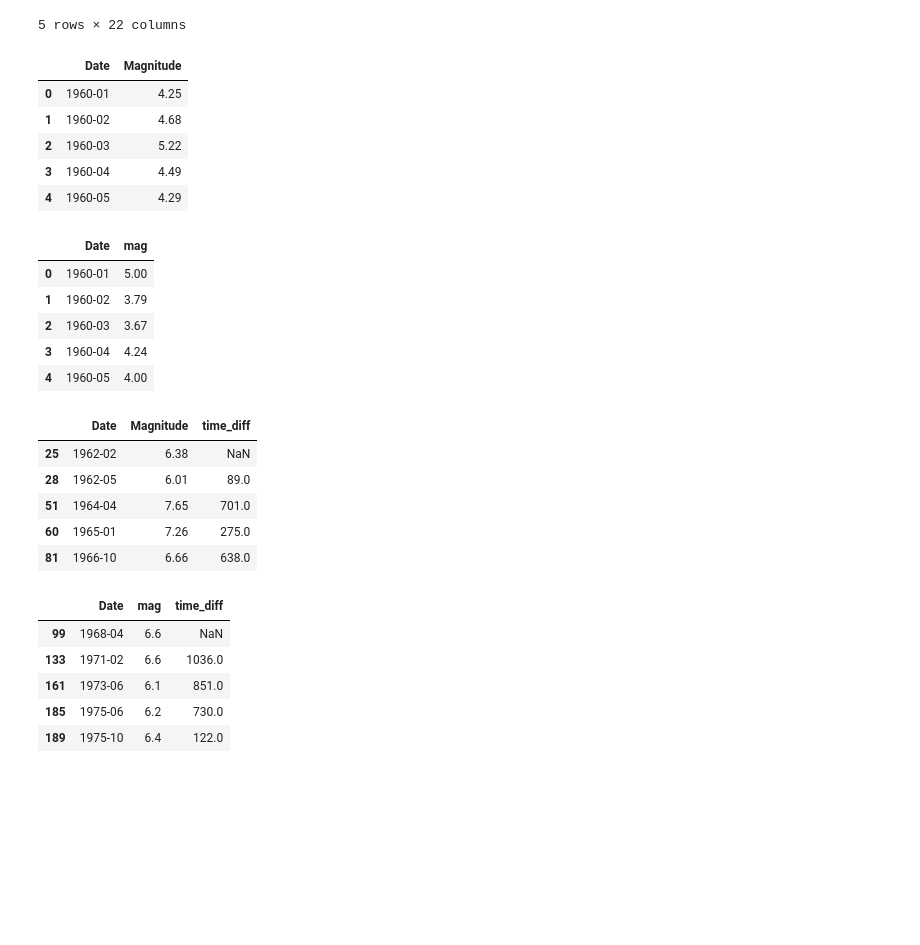
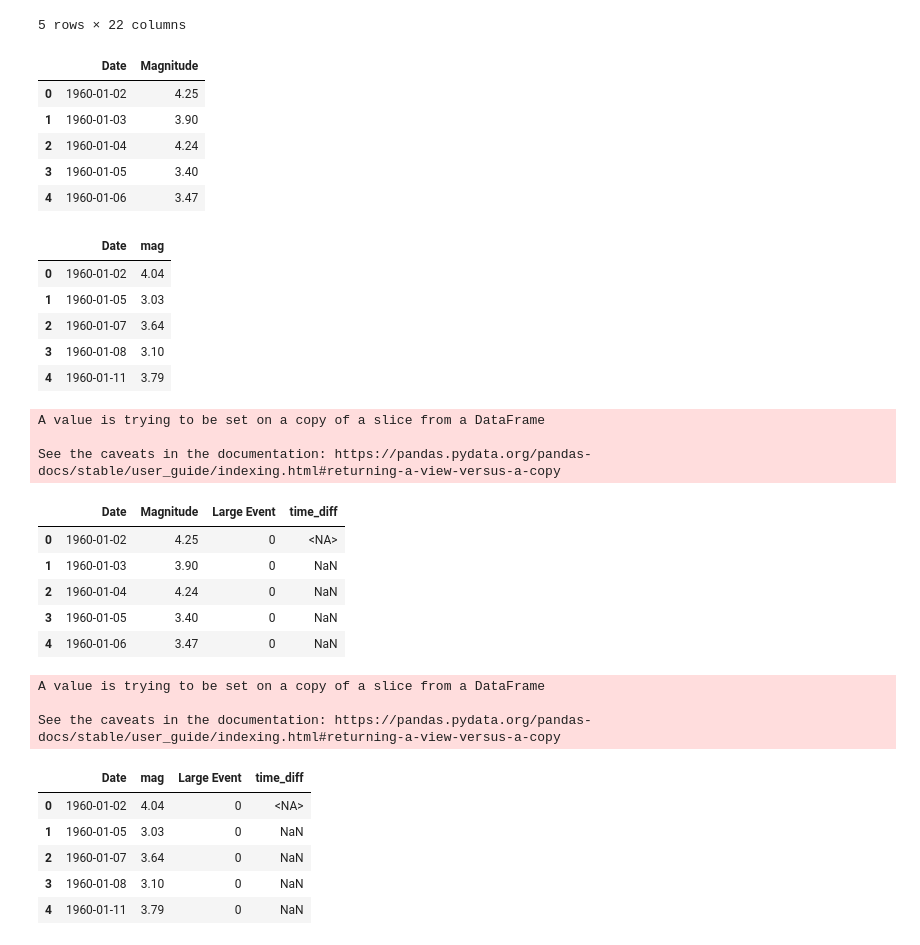
Before and after one commit to TheV123/EarthquakeHistoricalDataAnalysis, a Jupyter notebook: earthquake_time_series.ipynb, the cells around one changed output. Saved outputs shown, nothing was run; the diff lists cells and outputs as text; code cells hidden in the pictures; blank space fills up the shorter version.

Commit message:
updated the time difference data frames and plots

```diff
--- a/earthquake_time_series.ipynb
+++ b/earthquake_time_series.ipynb
@@ -64,44 +67,50 @@ usgs.head()
 | 263 | 36.604667 | -121.209333 | 8.88 | 3.28 | ml | 67 | 55 | 0.03812 | 0.09 | nc | ... | ... |
 5 rows × 22 columns
 # %%
-max_mag_etas = pd.DataFrame(etas.groupby(etas['Date'].dt.to_period('M')).Magnitude.max())
+max_mag_etas = pd.DataFrame(etas.groupby(etas['Date'].dt.to_period('D')).Magnitude.max())
 max_mag_etas.reset_index(inplace=True)
 max_mag_etas.head()
 # %% [output]
 |  | Date | Magnitude |
-| 0 | 1960-01 | 4.25 |
-| 1 | 1960-02 | 4.68 |
-| 2 | 1960-03 | 5.22 |
-| 3 | 1960-04 | 4.49 |
-| 4 | 1960-05 | 4.29 |
+| 0 | 1960-01-02 | 4.25 |
+| 1 | 1960-01-03 | 3.90 |
+| 2 | 1960-01-04 | 4.24 |
+| 3 | 1960-01-05 | 3.40 |
+| 4 | 1960-01-06 | 3.47 |
 # %%
 time = []
 for i in usgs['Date']:
     time.append(pd.to_datetime(i))
 usgs['Date'] = time
 # %%
-max_mag_usgs = pd.DataFrame(usgs.groupby(usgs['Date'].dt.to_period('M')).mag.max())
+max_mag_usgs = pd.DataFrame(usgs.groupby(usgs['Date'].dt.to_period('D')).mag.max())
 max_mag_usgs.reset_index(inplace=True)
 max_mag_usgs.head()
 # %% [output]
 |  | Date | mag |
-| 0 | 1960-01 | 5.00 |
-| 1 | 1960-02 | 3.79 |
-| 2 | 1960-03 | 3.67 |
-| 3 | 1960-04 | 4.24 |
-| 4 | 1960-05 | 4.00 |
+| 0 | 1960-01-02 | 4.04 |
+| 1 | 1960-01-05 | 3.03 |
+| 2 | 1960-01-07 | 3.64 |
+| 3 | 1960-01-08 | 3.10 |
+| 4 | 1960-01-11 | 3.79 |
 # %%
 large_earthquake = 6
 # %%
-large_mag_etas = max_mag_etas[max_mag_etas['Magnitude'] > large_earthquake].copy()
-large_mag_etas['time_diff'] = large_mag_etas['Date'].dt.to_timestamp().diff()
-large_mag_etas['time_diff'] = large_mag_etas['time_diff'].dt.days
+large_mag_etas = max_mag_etas.copy()
+large_mag_etas["Large Event"] = (large_mag_etas["Magnitude"] > large_earthquake).astype(int)
+large_mag_etas["Date"] = large_mag_etas["Date"].dt.to_timestamp()
+large_mag_etas['time_diff'] = large_mag_etas.loc[large_mag_etas['Large Event'] == 1, 'Date'].diff().dt.days
+large_mag_etas['time_diff'].iloc[0] = pd.NA
 large_mag_etas.head()
+# large_mag_etas.to_csv("large_mag_etas.csv")
 # %% [output]
+A value is trying to be set on a copy of a slice from a DataFrame
+
+See the caveats in the documentation: https://pandas.pydata.org/pandas-docs/stable/user_guide/indexing.html#returning-a-view-versus-a-copy
-|  | Date | Magnitude | time_diff |
-| 25 | 1962-02 | 6.38 | NaN |
-| 28 | 1962-05 | 6.01 | 89.0 |
-| 51 | 1964-04 | 7.65 | 701.0 |
-| 60 | 1965-01 | 7.26 | 275.0 |
-| 81 | 1966-10 | 6.66 | 638.0 |
+|  | Date | Magnitude | Large Event | time_diff |
+| 0 | 1960-01-02 | 4.25 | 0 | <NA> |
+| 1 | 1960-01-03 | 3.90 | 0 | NaN |
+| 2 | 1960-01-04 | 4.24 | 0 | NaN |
+| 3 | 1960-01-05 | 3.40 | 0 | NaN |
+| 4 | 1960-01-06 | 3.47 | 0 | NaN |
 # %%
@@ -117,13 +131,18 @@ fig.update_layout(
 # %%
-large_mag_usgs = max_mag_usgs[max_mag_usgs['mag'] > large_earthquake].copy()
-large_mag_usgs['time_diff'] = large_mag_usgs['Date'].dt.to_timestamp().diff()
-large_mag_usgs['time_diff'] = large_mag_usgs['time_diff'].dt.days
+large_mag_usgs = max_mag_usgs.copy()
+large_mag_usgs["Large Event"] = (large_mag_usgs["mag"] > large_earthquake).astype(int)
+large_mag_usgs["Date"] = large_mag_usgs["Date"].dt.to_timestamp()
+large_mag_usgs['time_diff'] = large_mag_usgs.loc[large_mag_usgs['Large Event'] == 1, 'Date'].diff().dt.days
+large_mag_usgs['time_diff'].iloc[0] = pd.NA
 large_mag_usgs.head()
 # %% [output]
+A value is trying to be set on a copy of a slice from a DataFrame
+
+See the caveats in the documentation: https://pandas.pydata.org/pandas-docs/stable/user_guide/indexing.html#returning-a-view-versus-a-copy
-|  | Date | mag | time_diff |
-| 99 | 1968-04 | 6.6 | NaN |
-| 133 | 1971-02 | 6.6 | 1036.0 |
-| 161 | 1973-06 | 6.1 | 851.0 |
-| 185 | 1975-06 | 6.2 | 730.0 |
-| 189 | 1975-10 | 6.4 | 122.0 |
+|  | Date | mag | Large Event | time_diff |
+| 0 | 1960-01-02 | 4.04 | 0 | <NA> |
+| 1 | 1960-01-05 | 3.03 | 0 | NaN |
+| 2 | 1960-01-07 | 3.64 | 0 | NaN |
+| 3 | 1960-01-08 | 3.10 | 0 | NaN |
+| 4 | 1960-01-11 | 3.79 | 0 | NaN |
 # %%
```
Also changed, not shown: parts of 4 cells of this notebook, 1 other file.
